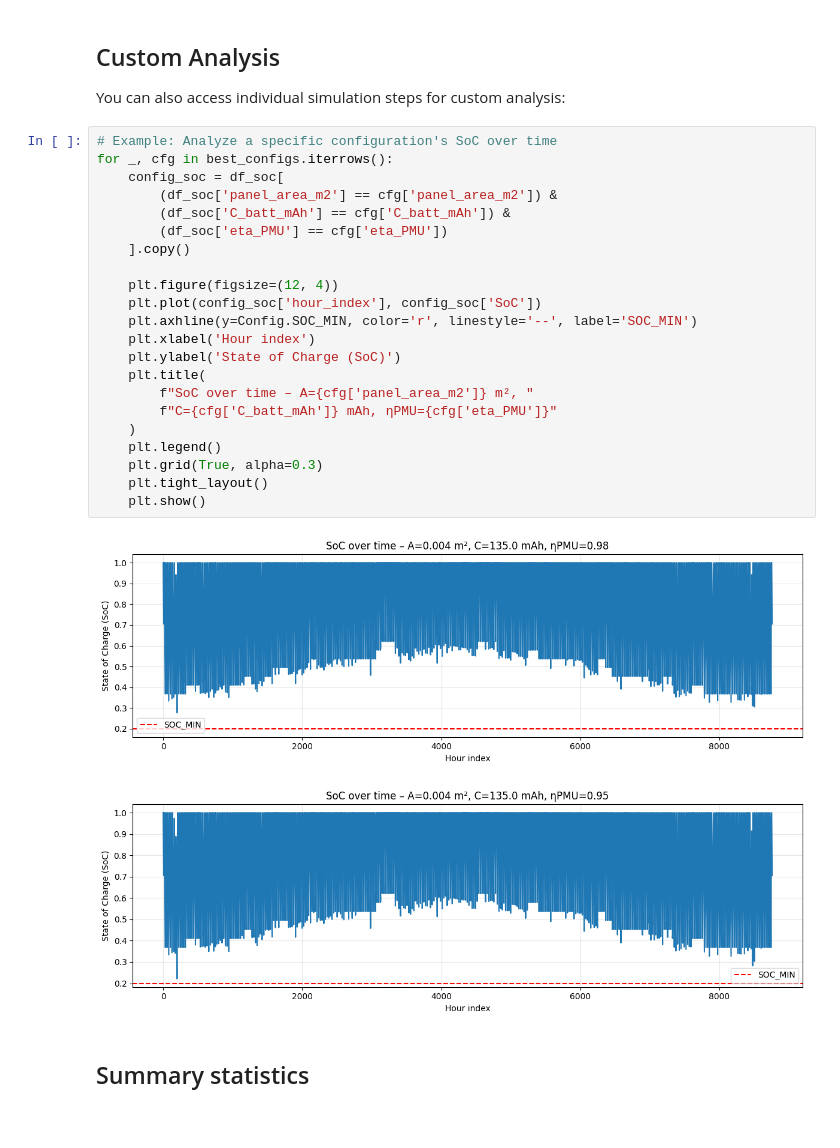
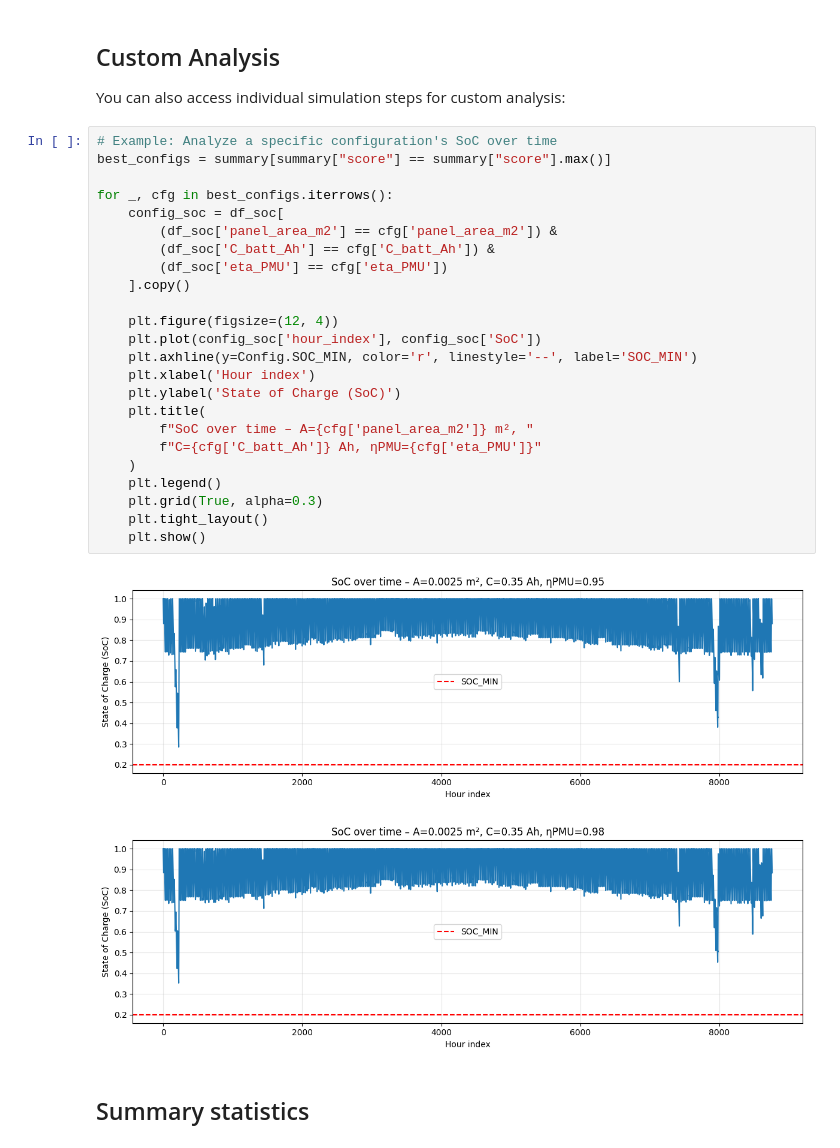
Before and after one commit to UCLM-ARCO/oasis-ehs, a Jupyter notebook: analyze-dataset.ipynb, the cells around one changed output. Drawn from its saved outputs; the diff is of its cells as text.

```diff
--- a/analyze-dataset.ipynb
+++ b/analyze-dataset.ipynb
@@ -187,29 +188,31 @@ fig.show()
 You can also access individual simulation steps for custom analysis:
 # %%
 # Example: Analyze a specific configuration's SoC over time
+best_configs = summary[summary["score"] == summary["score"].max()]
+
 for _, cfg in best_configs.iterrows():
     config_soc = df_soc[
         (df_soc['panel_area_m2'] == cfg['panel_area_m2']) &
-        (df_soc['C_batt_mAh'] == cfg['C_batt_mAh']) &
+        (df_soc['C_batt_Ah'] == cfg['C_batt_Ah']) &
         (df_soc['eta_PMU'] == cfg['eta_PMU'])
     ].copy()
 
     plt.figure(figsize=(12, 4))
     plt.plot(config_soc['hour_index'], config_soc['SoC'])
     plt.axhline(y=Config.SOC_MIN, color='r', linestyle='--', label='SOC_MIN')
     plt.xlabel('Hour index')
     plt.ylabel('State of Charge (SoC)')
     plt.title(
         f"SoC over time – A={cfg['panel_area_m2']} m², "
-        f"C={cfg['C_batt_mAh']} mAh, ηPMU={cfg['eta_PMU']}"
+        f"C={cfg['C_batt_Ah']} Ah, ηPMU={cfg['eta_PMU']}"
     )
     plt.legend()
     plt.grid(True, alpha=0.3)
     plt.tight_layout()
     plt.show()
 # %% [output]
-[figure, old version]
+[figure, new version]
-[figure, old version]
+[figure, new version]
 # %% [markdown]
 ## Summary statistics
 # %%
```
Also changed, not shown: parts of 19 cells of this notebook, 1 other file.
